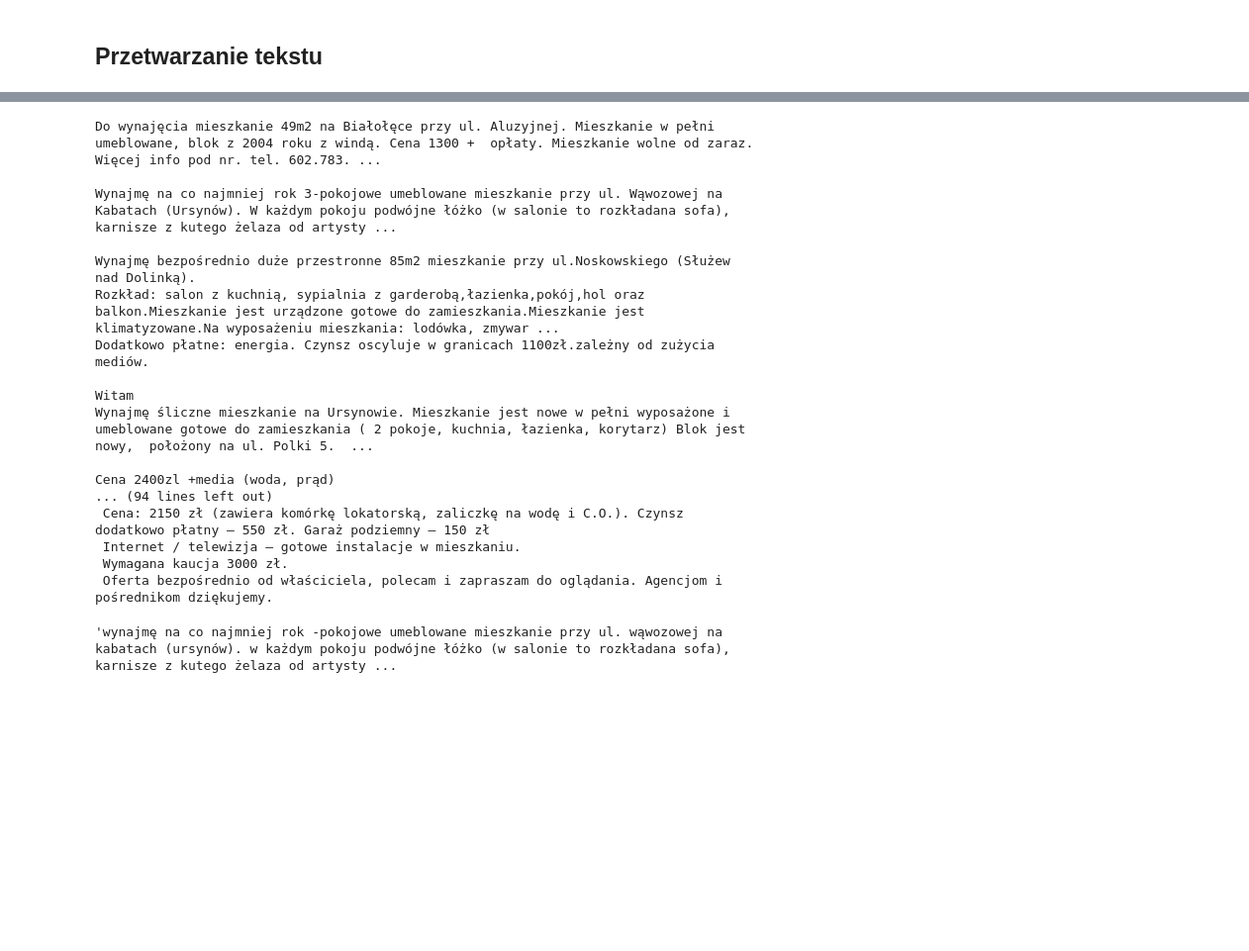
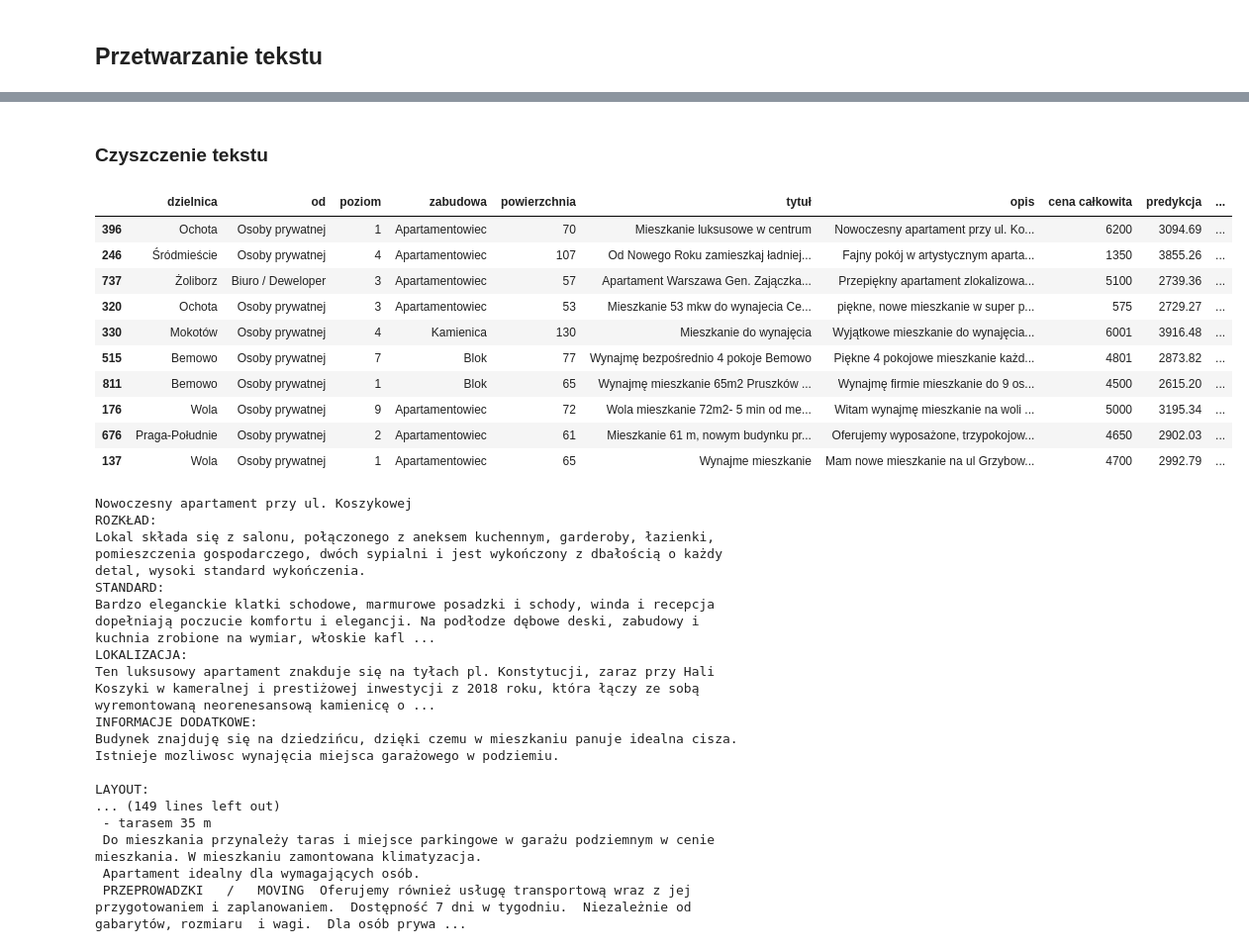
Before and after one commit to pawellachowski777/Apartments, a Jupyter notebook: python/apartments_price_prediction_NLP.ipynb, the cells around one changed output, grey strips where cells are left out. Shown at 99% size. Cells and saved outputs as stored; diff of their text form; code cells hidden in the pictures; blank space fills up the shorter version.

```diff
--- a/python/apartments_price_prediction_NLP.ipynb
+++ b/python/apartments_price_prediction_NLP.ipynb
@@ -197,21 +231,37 @@ Czyszczenie tekstu
+# %% [markdown]
+### Czyszczenie tekstu
+# %%
+df_waw_group_abs.sort_values('składniki resztowe', ascending=False).head(10)
+# %% [output]
+|  | dzielnica | od | poziom | zabudowa | powierzchnia | tytuł | opis | cena całkowita | predykcja | ... |
+| 396 | Ochota | Osoby prywatnej | 1 | Apartamentowiec | 70 | Mieszkanie luksusowe w centrum | Nowoczesny apartament przy ul. Ko... | 6200 | 3094.69 | ... |
+| 246 | Śródmieście | Osoby prywatnej | 4 | Apartamentowiec | 107 | Od Nowego Roku zamieszkaj ładniej... | Fajny pokój w artystycznym aparta... | 1350 | 3855.26 | ... |
+| 737 | Żoliborz | Biuro / Deweloper | 3 | Apartamentowiec | 57 | Apartament Warszawa Gen. Zajączka... | Przepiękny apartament zlokalizowa... | 5100 | 2739.36 | ... |
+| 320 | Ochota | Osoby prywatnej | 3 | Apartamentowiec | 53 | Mieszkanie 53 mkw do wynajecia Ce... | piękne, nowe mieszkanie w super p... | 575 | 2729.27 | ... |
+| 330 | Mokotów | Osoby prywatnej | 4 | Kamienica | 130 | Mieszkanie do wynajęcia | Wyjątkowe mieszkanie do wynajęcia... | 6001 | 3916.48 | ... |
+| 515 | Bemowo | Osoby prywatnej | 7 | Blok | 77 | Wynajmę bezpośrednio 4 pokoje Bemowo | Piękne 4 pokojowe mieszkanie każd... | 4801 | 2873.82 | ... |
+| 811 | Bemowo | Osoby prywatnej | 1 | Blok | 65 | Wynajmę mieszkanie 65m2 Pruszków ... | Wynajmę firmie mieszkanie do 9 os... | 4500 | 2615.20 | ... |
+| 176 | Wola | Osoby prywatnej | 9 | Apartamentowiec | 72 | Wola mieszkanie 72m2- 5 min od me... | Witam wynajmę mieszkanie na woli ... | 5000 | 3195.34 | ... |
+| 676 | Praga-Południe | Osoby prywatnej | 2 | Apartamentowiec | 61 | Mieszkanie 61 m, nowym budynku pr... | Oferujemy wyposażone, trzypokojow... | 4650 | 2902.03 | ... |
+| 137 | Wola | Osoby prywatnej | 1 | Apartamentowiec | 65 | Wynajme mieszkanie | Mam nowe mieszkanie na ul Grzybow... | 4700 | 2992.79 | ... |
 # %%
 for i in range(20):
-    print(df_waw_text.iloc[i]['opis'], '\n')
+    print(df_waw_group_abs.sort_values('składniki resztowe', ascending=False).iloc[i]['opis'], '\n')
 # %% [output]
-Do wynajęcia mieszkanie 49m2 na Białołęce przy ul. Aluzyjnej. Mieszkanie w pełni umeblowane, blok z 2004 roku z windą. Cena 1300 +  opłaty. Mieszkanie wolne od zaraz. Więcej info pod nr. tel. 602.783. ...
+Nowoczesny apartament przy ul. Koszykowej
+ROZKŁAD:
+Lokal składa się z salonu, połączonego z aneksem kuchennym, garderoby, łazienki, pomieszczenia gospodarczego, dwóch sypialni i jest wykończony z dbałością o każdy detal, wysoki standard wykończenia.
+STANDARD:
+Bardzo eleganckie klatki schodowe, marmurowe posadzki i schody, winda i recepcja dopełniają poczucie komfortu i elegancji. Na podłodze dębowe deski, zabudowy i kuchnia zrobione na wymiar, włoskie kafl ...
+LOKALIZACJA:
+Ten luksusowy apartament znakduje się na tyłach pl. Konstytucji, zaraz przy Hali Koszyki w kameralnej i prestiżowej inwestycji z 2018 roku, która łączy ze sobą wyremontowaną neorenesansową kamienicę o ...
+INFORMACJE DODATKOWE:
+Budynek znajduję się na dziedzińcu, dzięki czemu w mieszkaniu panuje idealna cisza.
+Istnieje mozliwosc wynajęcia miejsca garażowego w podziemiu.
 
-Wynajmę na co najmniej rok 3-pokojowe umeblowane mieszkanie przy ul. Wąwozowej na Kabatach (Ursynów). W każdym pokoju podwójne łóżko (w salonie to rozkładana sofa), karnisze z kutego żelaza od artysty ...
-
-Wynajmę bezpośrednio duże przestronne 85m2 mieszkanie przy ul.Noskowskiego (Służew nad Dolinką).
-Rozkład: salon z kuchnią, sypialnia z garderobą,łazienka,pokój,hol oraz balkon.Mieszkanie jest urządzone gotowe do zamieszkania.Mieszkanie jest klimatyzowane.Na wyposażeniu mieszkania: lodówka, zmywar ...
-Dodatkowo płatne: energia. Czynsz oscyluje w granicach 1100zł.zależny od zużycia mediów.
-
-Witam
-Wynajmę śliczne mieszkanie na Ursynowie. Mieszkanie jest nowe w pełni wyposażone i umeblowane gotowe do zamieszkania ( 2 pokoje, kuchnia, łazienka, korytarz) Blok jest nowy,  położony na ul. Polki 5.  ...
-
-Cena 2400zl +media (woda, prąd)
-... (94 lines left out)
- Cena: 2150 zł (zawiera komórkę lokatorską, zaliczkę na wodę i C.O.). Czynsz dodatkowo płatny – 550 zł. Garaż podziemny – 150 zł
- Internet / telewizja – gotowe instalacje w mieszkaniu.
- Wymagana kaucja 3000 zł.
- Oferta bezpośrednio od właściciela, polecam i zapraszam do oglądania. Agencjom i pośrednikom dziękujemy.
+LAYOUT:
+... (149 lines left out)
+ - tarasem 35 m
+ Do mieszkania przynależy taras i miejsce parkingowe w garażu podziemnym w cenie mieszkania. W mieszkaniu zamontowana klimatyzacja.
+ Apartament idealny dla wymagających osób.
+ PRZEPROWADZKI   /   MOVING  Oferujemy również usługę transportową wraz z jej przygotowaniem i zaplanowaniem.  Dostępność 7 dni w tygodniu.  Niezależnie od gabarytów, rozmiaru  i wagi.  Dla osób prywa ...
@@ -223,4 +274,0 @@ text = re.sub('\w*\d\w*', '', text)
-# %%
-text
-# %% [output]
-'wynajmę na co najmniej rok -pokojowe umeblowane mieszkanie przy ul. wąwozowej na kabatach (ursynów). w każdym pokoju podwójne łóżko (w salonie to rozkładana sofa), karnisze z kutego żelaza od artysty ...
```
Also changed, not shown: parts of 16 cells of this notebook, 1 other file.
